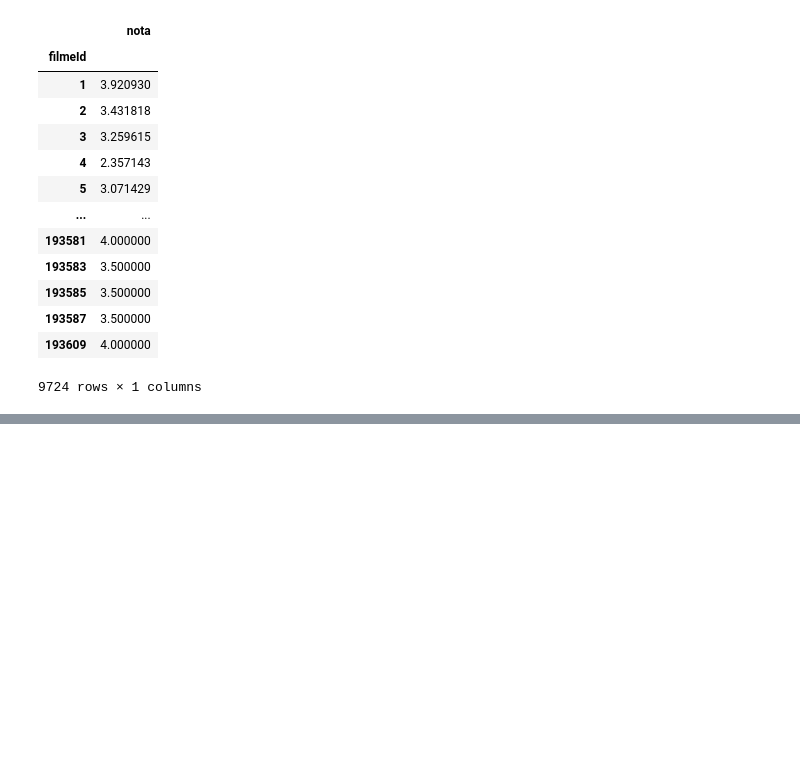
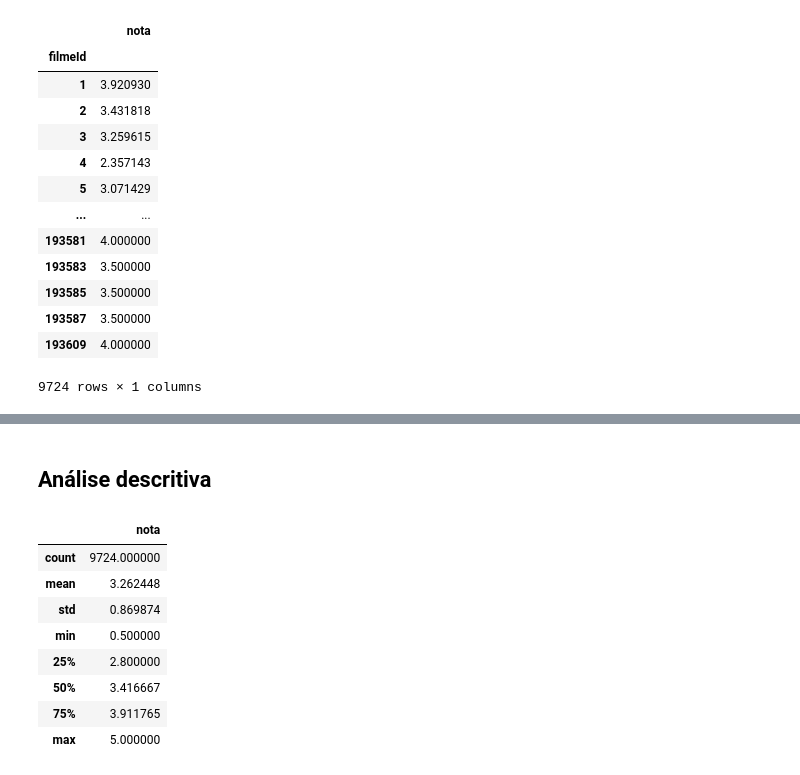
Before and after one commit to joaodamasio/datascience-explorando-analisando-dados, a Jupyter notebook: analise-movielens-TMDB.ipynb, the cells around one changed output, grey strips where cells are left out. Saved outputs shown, nothing was run; the diff lists cells and outputs as text; code cells hidden in the pictures; blank space fills up the shorter version.

```diff
--- a/analise-movielens-TMDB.ipynb
+++ b/analise-movielens-TMDB.ipynb
@@ -186,0 +194,14 @@ medias_por_filme.plot(kind='hist', figsize=(10,5))
+# %% [markdown]
+## Análise descritiva
+# %%
+medias_por_filme.describe()
+# %% [output]
+|  | nota |
+| count | 9724.000000 |
+| mean | 3.262448 |
+| std | 0.869874 |
+| min | 0.500000 |
+| 25% | 2.800000 |
+| 50% | 3.416667 |
+| 75% | 3.911765 |
+| max | 5.000000 |
```
Also changed, not shown: parts of 6 cells of this notebook.
